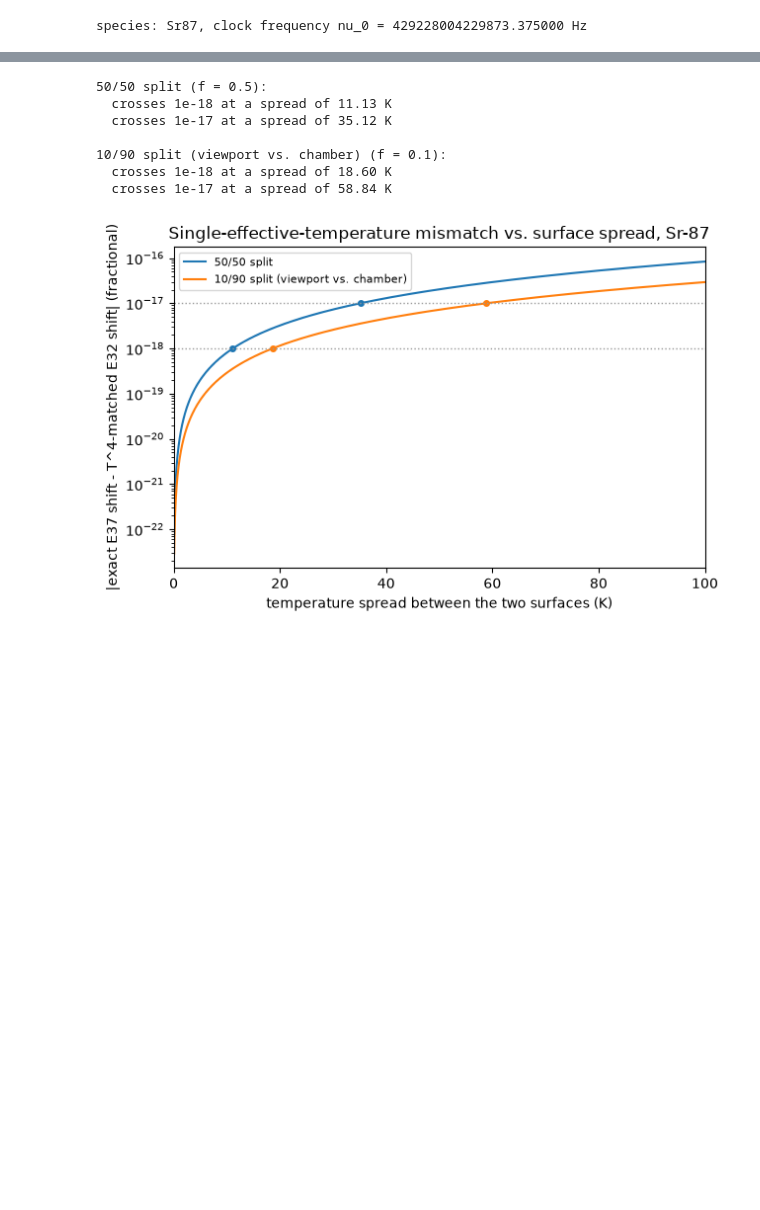
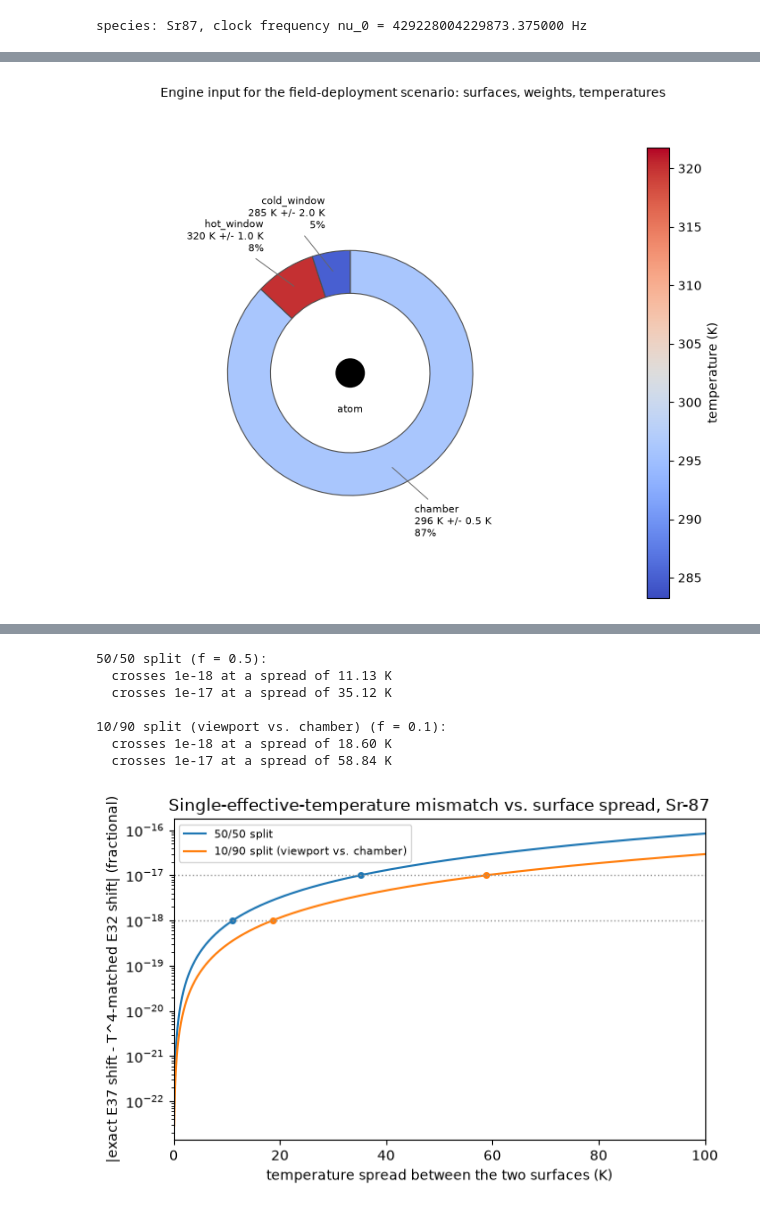
Before and after one commit to velar-mbr/CliffordClock, a Jupyter notebook: notebooks/12_thermal_environment.ipynb, the cells around one changed output, grey strips where cells are left out. Cells and saved outputs as stored; diff of their text form; code cells hidden in the pictures; blank space fills up the shorter version.

```diff
--- a/notebooks/12_thermal_environment.ipynb
+++ b/notebooks/12_thermal_environment.ipynb
@@ -49 +83,70 @@ species: Sr87, clock frequency nu_0 = 429228004229873.375000 Hz
+# %%
+def chamber_schematic(ax, surfaces, cmap_name="coolwarm", start_deg=90.0):
+    """Cross-section schematic: atom at center, one wedge per surface, each
+    wedge's angular extent its `weight` fraction of 360 deg and its color
+    mapped to its `temperature_k`. Reads directly from `surfaces`
+    (RadiationSurface instances), so the figure cannot drift from what the
+    computations below actually consume."""
+    temps = [s.temperature_k for s in surfaces]
+    t_lo, t_hi = min(temps), max(temps)
+    pad = max(1.0, 0.05 * (t_hi - t_lo))
+    norm = mcolors.Normalize(vmin=t_lo - pad, vmax=t_hi + pad)
+    cmap = plt.get_cmap(cmap_name)
+    theta = start_deg
+    for surface in surfaces:
+        span = surface.weight * 360.0
+        color = cmap(norm(surface.temperature_k))
+        wedge = mpatches.Wedge(
+            (0, 0),
+            1.0,
+            theta - span,
+            theta,
+            width=0.35,
+            facecolor=color,
+            edgecolor="0.3",
+            linewidth=0.8,
+        )
+        ax.add_patch(wedge)
+        mid = math.radians(theta - span / 2.0)
+        label_r = 1.32
+        lx, ly = label_r * math.cos(mid), label_r * math.sin(mid)
+        ha = "left" if lx >= -0.05 else "right"
+        label = (
+            f"{surface.name}\n{surface.temperature_k:.0f} K "
+            f"+/- {surface.temperature_uncertainty_k:.1f} K\n"
+            f"{surface.weight * 100:.0f}%"
+        )
+        ax.annotate(
+            label,
+            xy=(0.825 * math.cos(mid), 0.825 * math.sin(mid)),
+            xytext=(lx, ly),
+            ha=ha,
+            va="center",
+            fontsize=8,
+            arrowprops=dict(arrowstyle="-", color="0.4", lw=0.7),
+        )
+        theta -= span
+    ax.add_patch(mpatches.Circle((0, 0), 0.12, facecolor="black", zorder=5))
+    ax.annotate("atom", xy=(0, 0), xytext=(0, -0.32), ha="center", fontsize=8)
+    ax.set_xlim(-2.0, 2.0)
+    ax.set_ylim(-1.7, 1.7)
+    ax.set_aspect("equal")
+    ax.axis("off")
+    sm = plt.cm.ScalarMappable(cmap=cmap, norm=norm)
+    sm.set_array([])
+    cbar = plt.colorbar(sm, ax=ax, fraction=0.046, pad=0.09)
+    cbar.set_label("temperature (K)")
+
+
+fig, ax = plt.subplots(figsize=(7.2, 6.0))
+chamber_schematic(ax, SCENARIO_SURFACES)
+fig.suptitle(
+    "Engine input for the field-deployment scenario: surfaces, weights, temperatures",
+    fontsize=10,
+    y=0.98,
+)
+fig.tight_layout(rect=(0, 0, 1, 0.94))
+plt.show()
+# %% [output]
+[figure, added]
 # %% [markdown]
```
Also changed, not shown: parts of 20 cells of this notebook, 3 other files.
